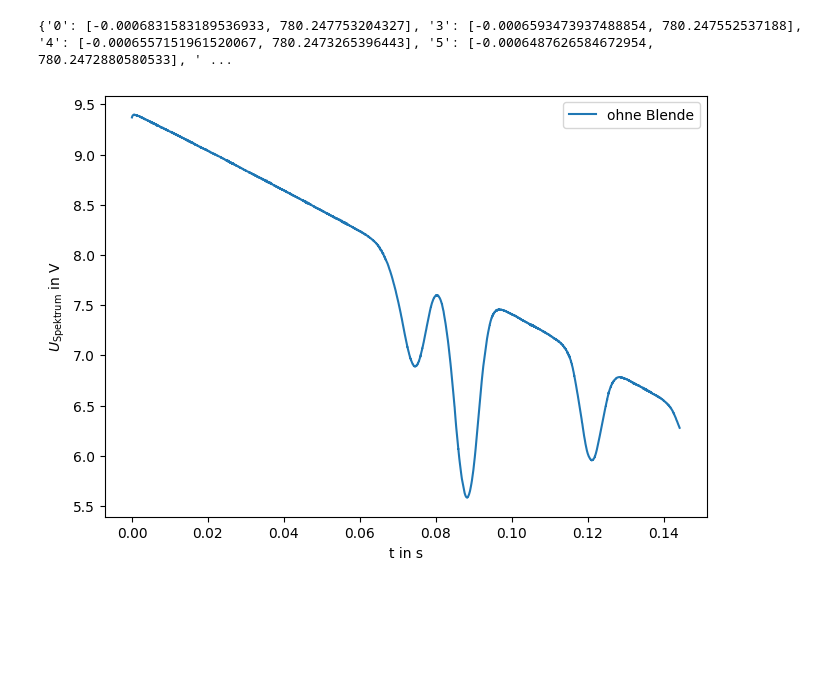
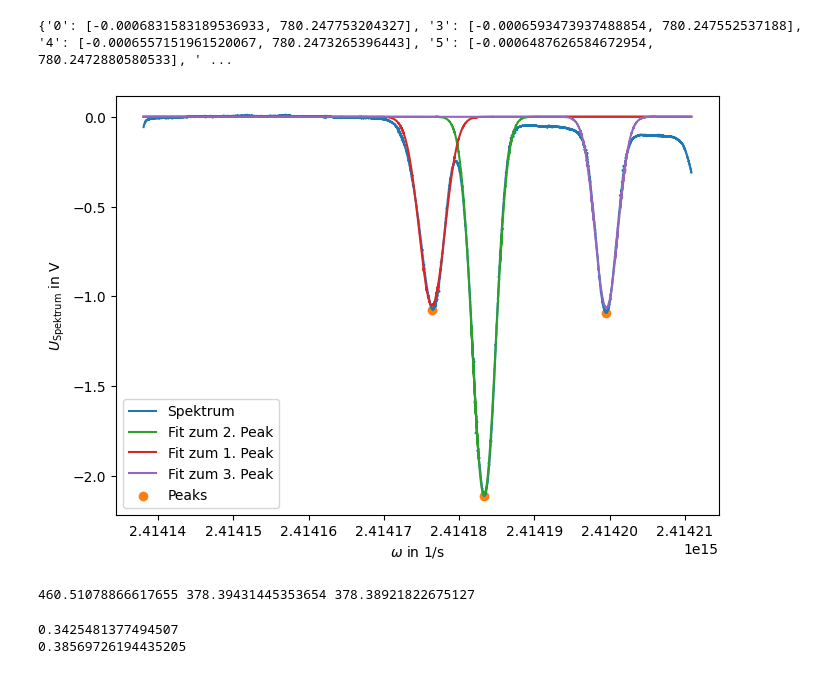
Before and after one commit to hannes-ebe/F-Prak-B, a Jupyter notebook: Laserspektroskopie/doppler.ipynb, the cells around one changed output. Cells and saved outputs as stored; diff of their text form; code cells hidden in the pictures; blank space fills up the shorter version.

```diff
--- a/Laserspektroskopie/doppler.ipynb
+++ b/Laserspektroskopie/doppler.ipynb
@@ -101,5 +76,27 @@ class Spek():
 # %%
 spek6=Spek(6,cut=True)
+spek6.a,spek6.b=0,len(spek6.time)
+# spek6.a,spek6.b=6500,8000
+spek6.peaks()
 spek6.plot()
 # %% [output]
-[figure, old version]
+[figure, new version]
+# %%
+fwhm1=2*np.sqrt(2*np.log(2))*spek6.popt1[2]
+T1=np.square(light/(spek6.popt1[1])*fwhm1)*85*u/(8*Boltzmann*np.log(2))
+fwhm2=2*np.sqrt(2*np.log(2))*spek6.popt2[2]
+T2=np.square(light/(spek6.popt2[1])*fwhm2)*85*u/(8*Boltzmann*np.log(2))
+fwhm3=2*np.sqrt(2*np.log(2))*spek6.popt3[2]
+T3=np.square(light/(spek6.popt3[1])*fwhm2)*85*u/(8*Boltzmann*np.log(2))
+print(T1,T2,T3)
+# %% [output]
+460.51078866617655 378.39431445353654 378.38921822675127
+# %%
+peak_heigths_85=spek6.U_spek[spek6.peaks_i][0]+spek6.U_spek[spek6.peaks_i][1]
+peak_heigths_87=spek6.U_spek[spek6.peaks_i][2]
+quot=peak_heigths_87/peak_heigths_85
+print(quot)
+print(27.835/72.168)
+# %% [output]
+0.3425481377494507
+0.38569726194435205
```
Also changed, not shown: parts of 1 cell of this notebook, 1 other file.
